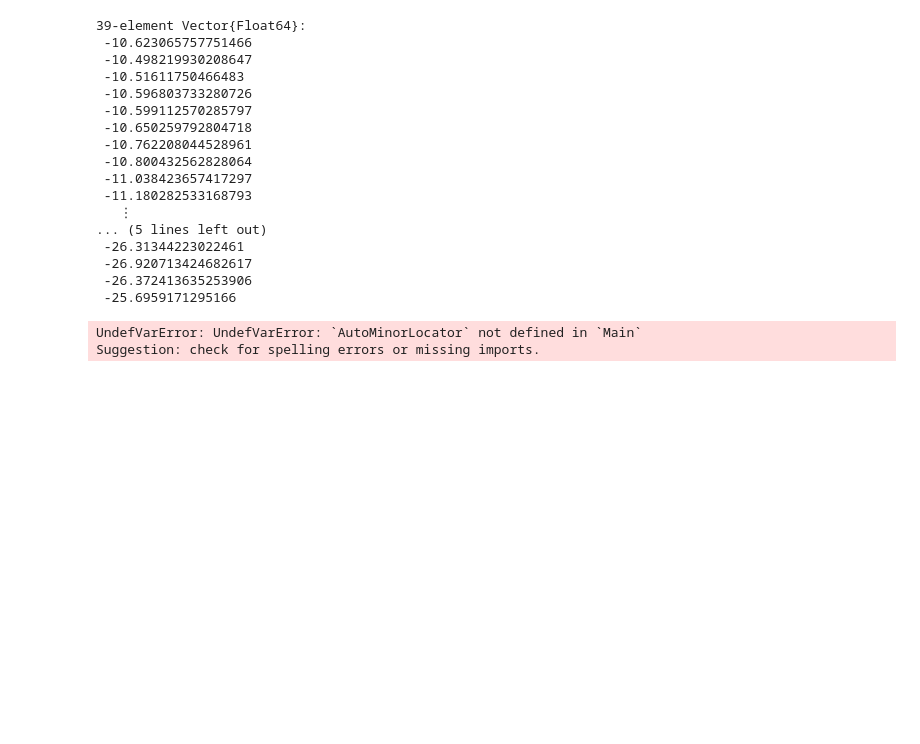
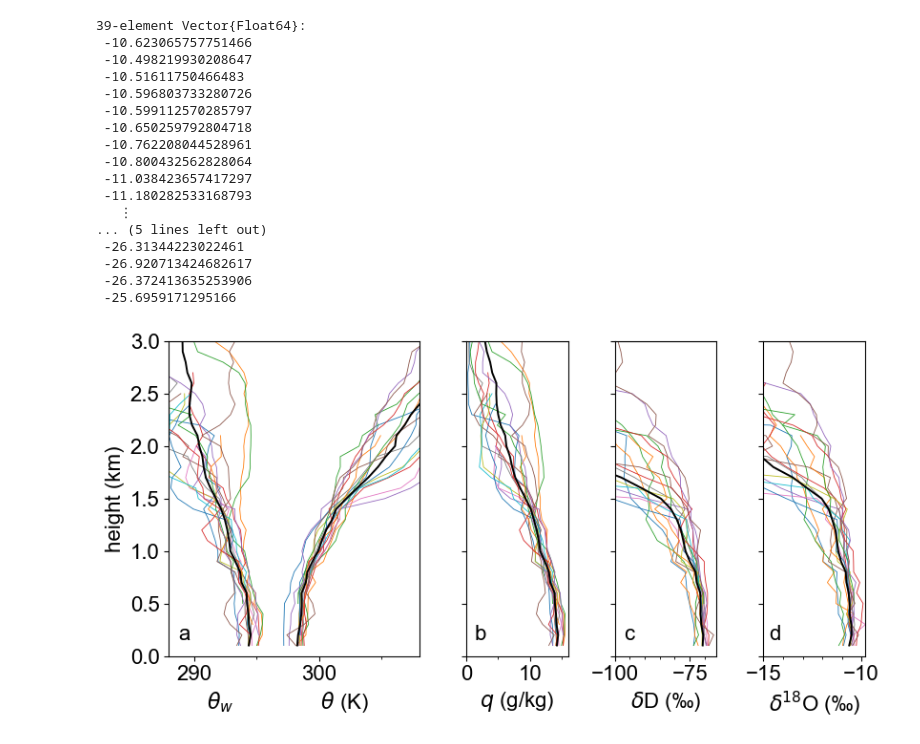
Before and after one commit to deszoeke/ATOMIC-coldpools, a Jupyter notebook: release/figure/f02/P3_profiles.ipynb, the cells around one changed output. Saved outputs shown, nothing was run; the diff lists cells and outputs as text; code cells hidden in the pictures; blank space fills up the shorter version.

```diff
--- a/release/figure/f02/P3_profiles.ipynb
+++ b/release/figure/f02/P3_profiles.ipynb
@@ -322,37 +322,36 @@ axs[i].plot(dDbin, z[:,1]/1e3, "k-", linewidth=1.4)
 axs[i].set_xlim([-100, -66])
 axs[i].set_ylim([0, 3])
 axs[i].set_xlabel("\$\\delta\$D (‰)")
-axs[i].xaxis.set_minor_locator(ticker.AutoMinorLocator(2))
+axs[i].xaxis.set_minor_locator(ticker.AutoMinorLocator(5))
 
 i += 1
 axs[i].plot(ds["d18O"][:,:], ds["alt"][:]/1e3, linewidth=0.6)
 axs[i].plot(d18Obin, z[:,1]/1e3, "k-", linewidth=1.4)
 axs[i].set_xlim([-15, -9.8])
 axs[i].set_ylim([0, 3])
 axs[i].set_xlabel("\$\\delta{^{18}}\$O (‰)")
-axs[i].xaxis.set_minor_locator(ticker.AutoMinorLocator(2))
+axs[i].xaxis.set_minor_locator(ticker.AutoMinorLocator(5))
 
 i += 1
 axs[i].set_visible(false)
 
 # finish plot
 axs[1].set_ylabel("height (km)")
 [ax.set_yticklabels([""]) for ax in axs[2:end]]
 
 # align wide left axis
 tight_layout()
 bbox    = axs[1].get_position()
 bbox.x1 = axs[2].get_position().x1
 axs[1].set_position(bbox)
 
 axs[1].text(288.8,0.15, "a")
 axs[3].text(1.3, 0.15, "b")
 axs[4].text(-97, 0.15, "c")
 axs[5].text(-14.7, 0.15, "d")
 
 fmt = ["png", "pdf", "svg", "eps"]
 [ savefig("P3_profiles.$(f)") for f in fmt ]
 gcf()
 # %% [output]
-UndefVarError: UndefVarError: `AutoMinorLocator` not defined in `Main`
-Suggestion: check for spelling errors or missing imports.
+[figure, added]
```
